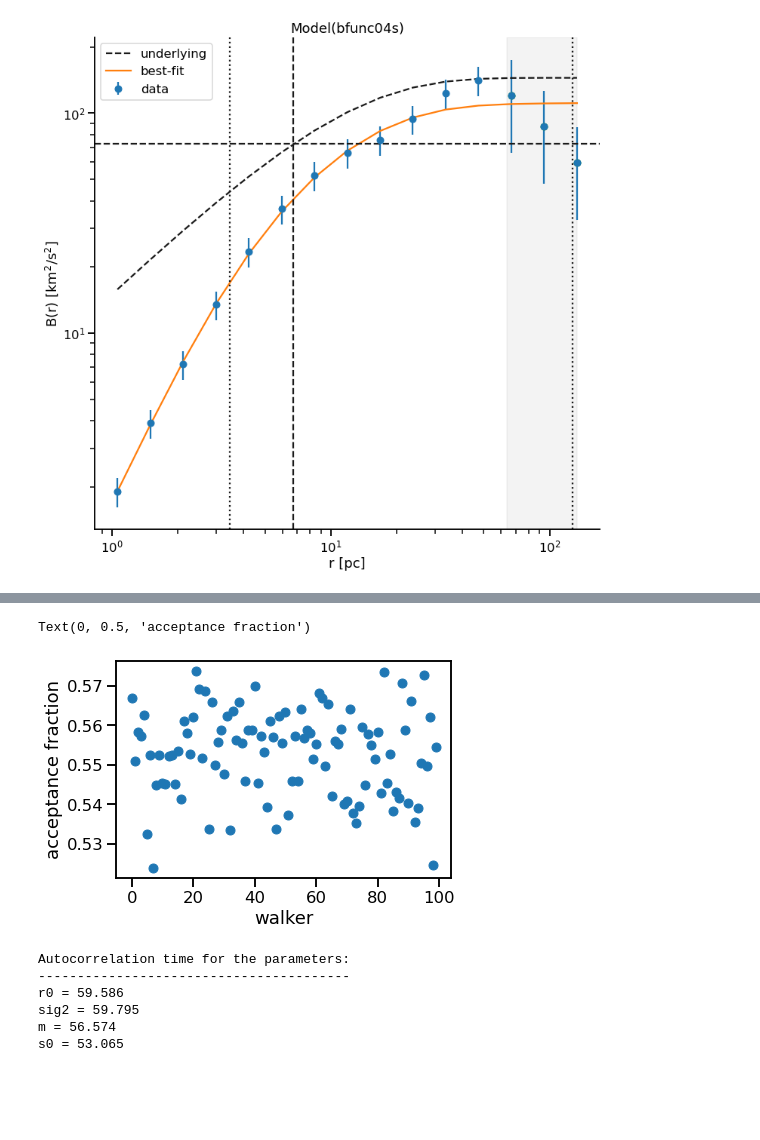
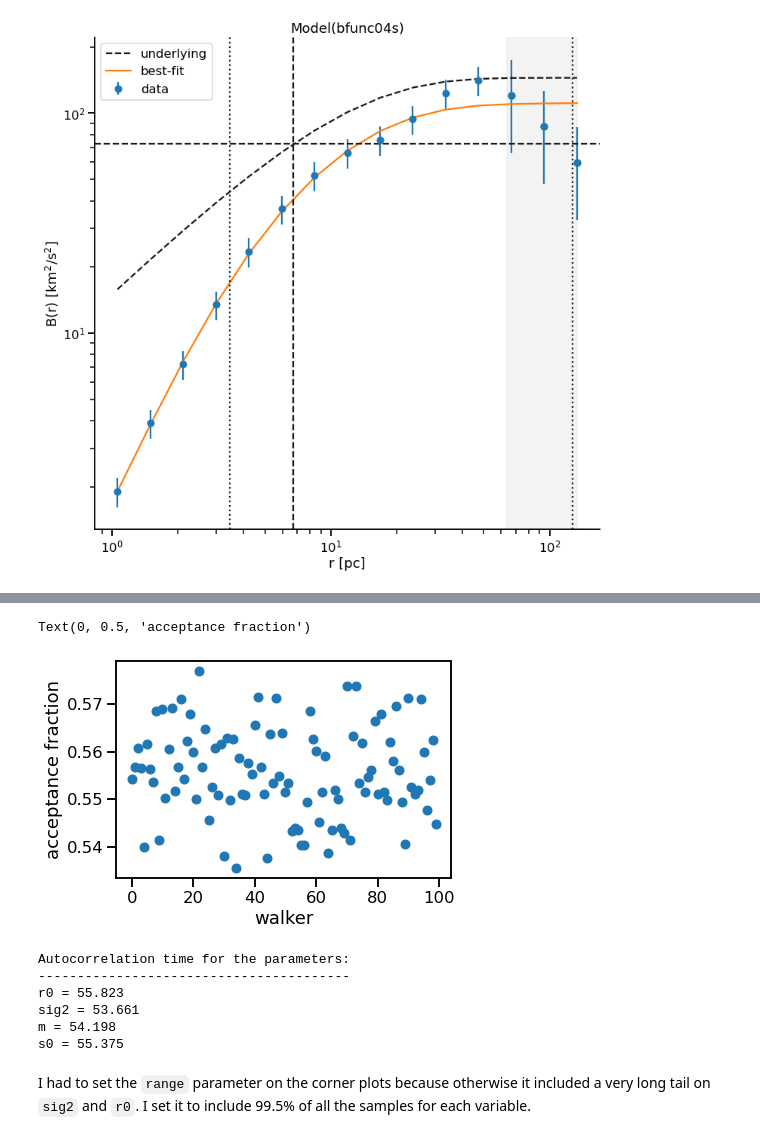
Before and after one commit to will-henney/mariano-velocity-statistics, a Jupyter notebook: emcee-model-fits.ipynb, the cells around one changed output, grey strips where cells are left out. Drawn from its saved outputs; the diff is of its cells as text; code cells hidden in the pictures; blank space fills up the shorter version.

```diff
--- a/emcee-model-fits.ipynb
+++ b/emcee-model-fits.ipynb
@@ -373,9 +501,9 @@ model.set_param_hint("sig2", value=0.5 * B.max(), min=0.25 * B.max(), max=2 * B.
 # m between 0 and 2
 model.set_param_hint("m", value=1.0, min=0.0, max=2.0)
 
-# Seeing RMS between 0.1 and 1.5 arcsec
+# Seeing RMS fixed at FWHM = 1 arcsec
+model.set_param_hint("s0", value=1.0 * pc_per_arcsec / 2.35, vary=False)
 #model.set_param_hint("s0", value=0.5 * pc_per_arcsec, min=0.1 * pc_per_arcsec, max=1.5 * pc_per_arcsec)
-model.set_param_hint("s0", value=1.0 * pc_per_arcsec / 2.35, vary=False)
 
 # Noise cannot be much larger than smallest B(r)
 model.set_param_hint("noise", value=0.5 * B.min(), min=0.0, max=3 * B.min())
@@ -390,4 +518,4 @@ weights[large_scale] /= 3.0
 #weights[:3] /= 3.0
 
 to_fit = np.ones(B.shape, dtype=bool)
-result = model.fit(B[to_fit], weights=weights[to_fit], r=r[to_fit])
+result_606 = model.fit(B[to_fit], weights=weights[to_fit], r=r[to_fit])
@@ -453,12 +584,3 @@ ax.set(
 sns.despine();
 # %% [output]
 [figure]
-# %%
-emcee_kws = dict(steps=5000, burn=500, thin=20, is_weighted=True,
-                 progress=False)
-emcee_params = result.params.copy()
-result_emcee = model.fit(
-    data=B[to_fit], r=r[to_fit], weights=weights[to_fit], params=emcee_params, method='emcee',
-    nan_policy='omit', fit_kws=emcee_kws,
-)
-result_emcee
@@ -491,0 +587,10 @@ Correlations (unreported correlations are < 0.100)
+# %%
+emcee_kws_606 = dict(steps=5000, burn=500, thin=20, workers=16, is_weighted=True,
+                 progress=False)
+emcee_params_606 = result_606.params.copy()
+# %%
+result_emcee_606 = model.fit(
+    data=B[to_fit], r=r[to_fit], weights=weights[to_fit], params=emcee_params_606, method='emcee',
+    nan_policy='omit', fit_kws=emcee_kws_606,
+)
+result_emcee_606
@@ -492,24 +624,26 @@ Correlations (unreported correlations are < 0.100)
 # %%
-plt.plot(result_emcee.acceptance_fraction, 'o')
+plt.plot(result_emcee_606.acceptance_fraction, 'o')
 plt.xlabel('walker')
 plt.ylabel('acceptance fraction')
 # %% [output]
 Text(0, 0.5, 'acceptance fraction')
-[figure, old version]
+[figure, new version]
 # %%
-if hasattr(result_emcee, "acor"):
+if hasattr(result_emcee_606, "acor"):
     print("Autocorrelation time for the parameters:")
     print("----------------------------------------")
-    for i, p in enumerate(result_emcee.params):
+    for i, p in enumerate(result_emcee_606.params):
         try:
-            print(f'{p} = {result_emcee.acor[i]:.3f}')
+            print(f'{p} = {result_emcee_606.acor[i]:.3f}')
         except IndexError:
             pass
 # %% [output]
 Autocorrelation time for the parameters:
 ----------------------------------------
-r0 = 59.586
-sig2 = 59.795
-m = 56.574
-s0 = 53.065
+r0 = 55.823
+sig2 = 53.661
+m = 54.198
+s0 = 55.375
+# %% [markdown]
+I had to set the `range` parameter on the corner plots because otherwise it included a very long tail on `sig2` and `r0`. I set it to include 99.5% of all the samples for each variable.
 # %%
```
Also changed, not shown: parts of 46 cells of this notebook, 7 other files.
